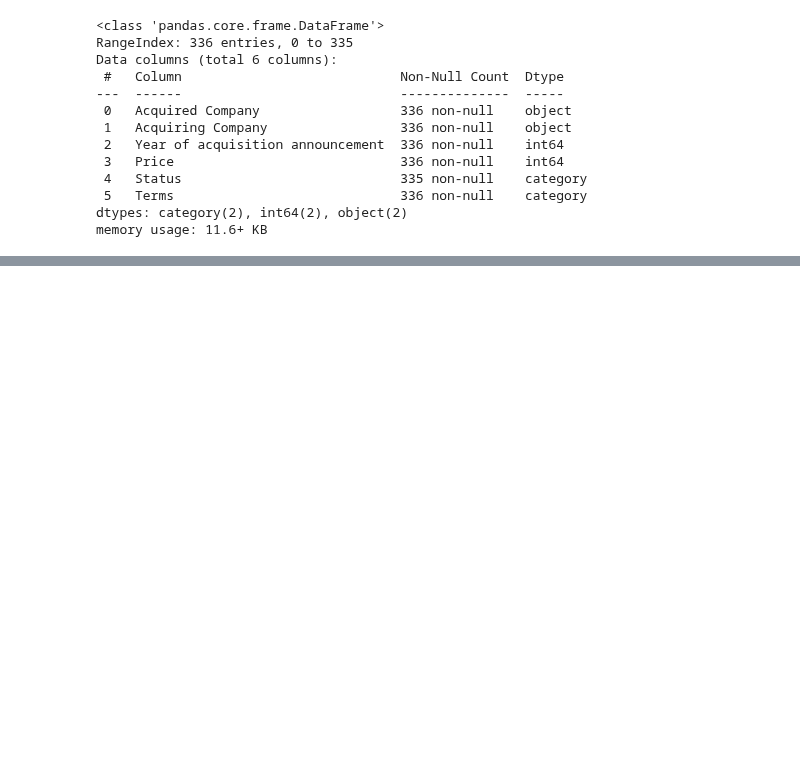
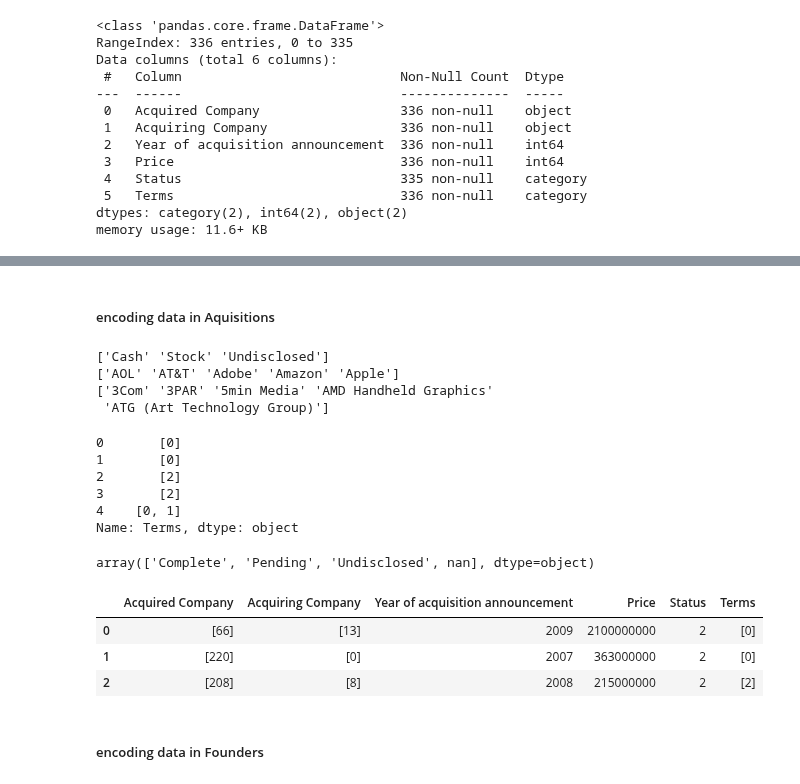
Before and after one commit to Omar-Elhakim/TechCompaniesPricePrediction, a Jupyter notebook: main.ipynb, the cells around one changed output, grey strips where cells are left out. Cells and saved outputs as stored; diff of their text form; code cells hidden in the pictures; blank space fills up the shorter version.

```diff
--- a/main.ipynb
+++ b/main.ipynb
@@ -488,0 +519,33 @@ memory usage: 11.6+ KB
+# %% [markdown]
+##### encoding data in Aquisitions
+# %%
+multiValuedLabels = ["Terms","Acquiring Company","Acquired Company"]
+for label in multiValuedLabels:
+    print(encodeMultiValuedCategory(acquisitions,label)[:5])
+# %% [output]
+['Cash' 'Stock' 'Undisclosed']
+['AOL' 'AT&T' 'Adobe' 'Amazon' 'Apple']
+['3Com' '3PAR' '5min Media' 'AMD Handheld Graphics'
+ 'ATG (Art Technology Group)']
+# %%
+acquisitions["Terms"][:5]
+# %% [output]
+0       [0]
+1       [0]
+2       [2]
+3       [2]
+4    [0, 1]
+Name: Terms, dtype: object
+# %%
+encodeCategory(acquisitions,"Status")
+# %% [output]
+array(['Complete', 'Pending', 'Undisclosed', nan], dtype=object)
+# %%
+acquisitions[:3]
+# %% [output]
+|  | Acquired Company | Acquiring Company | Year of acquisition announcement | Price | Status | Terms |
+| 0 | [66] | [13] | 2009 | 2100000000 | 2 | [0] |
+| 1 | [220] | [0] | 2007 | 363000000 | 2 | [0] |
+| 2 | [208] | [8] | 2008 | 215000000 | 2 | [2] |
+# %% [markdown]
+##### encoding data in Founders
```
Also changed, not shown: parts of 19 cells of this notebook.
